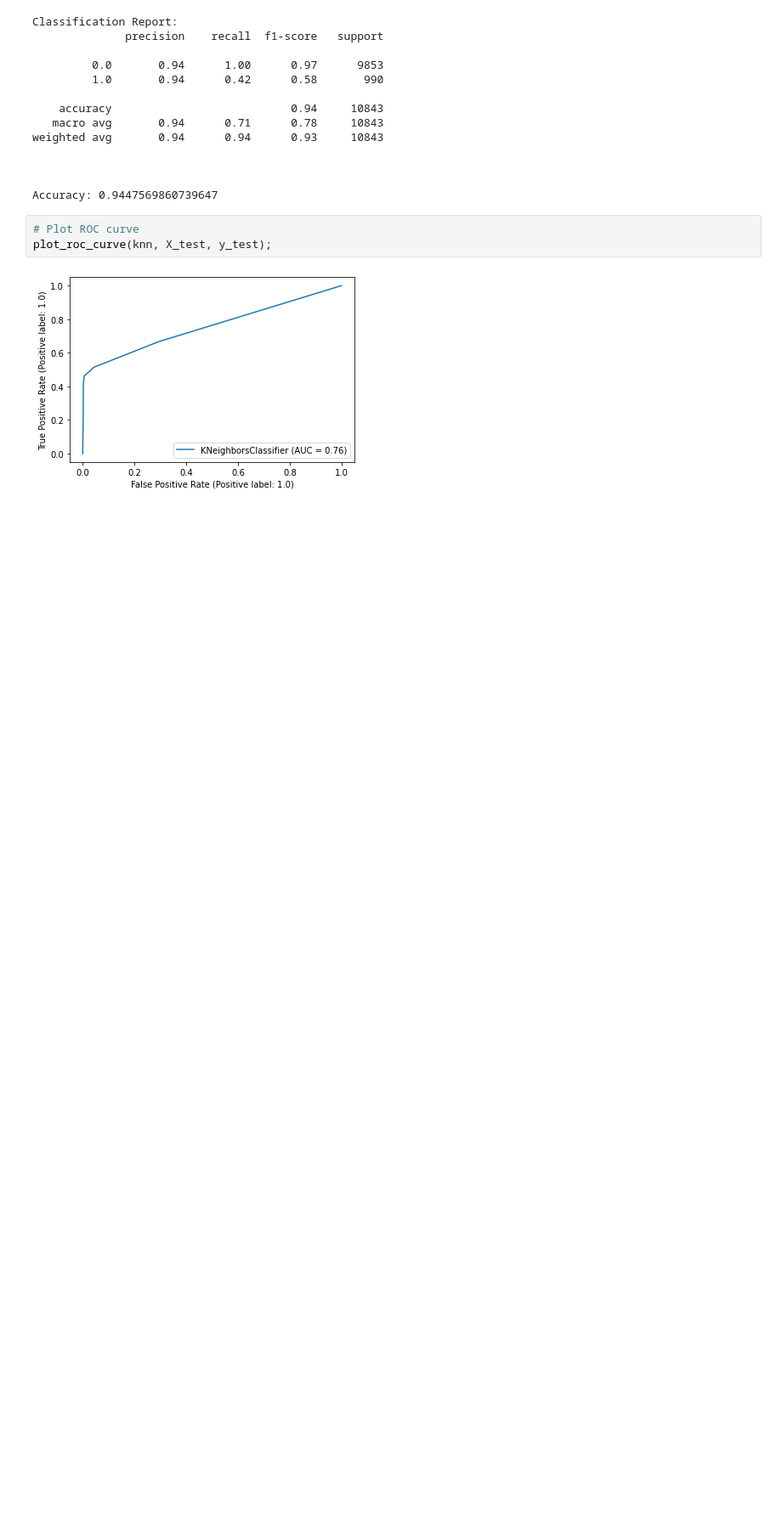
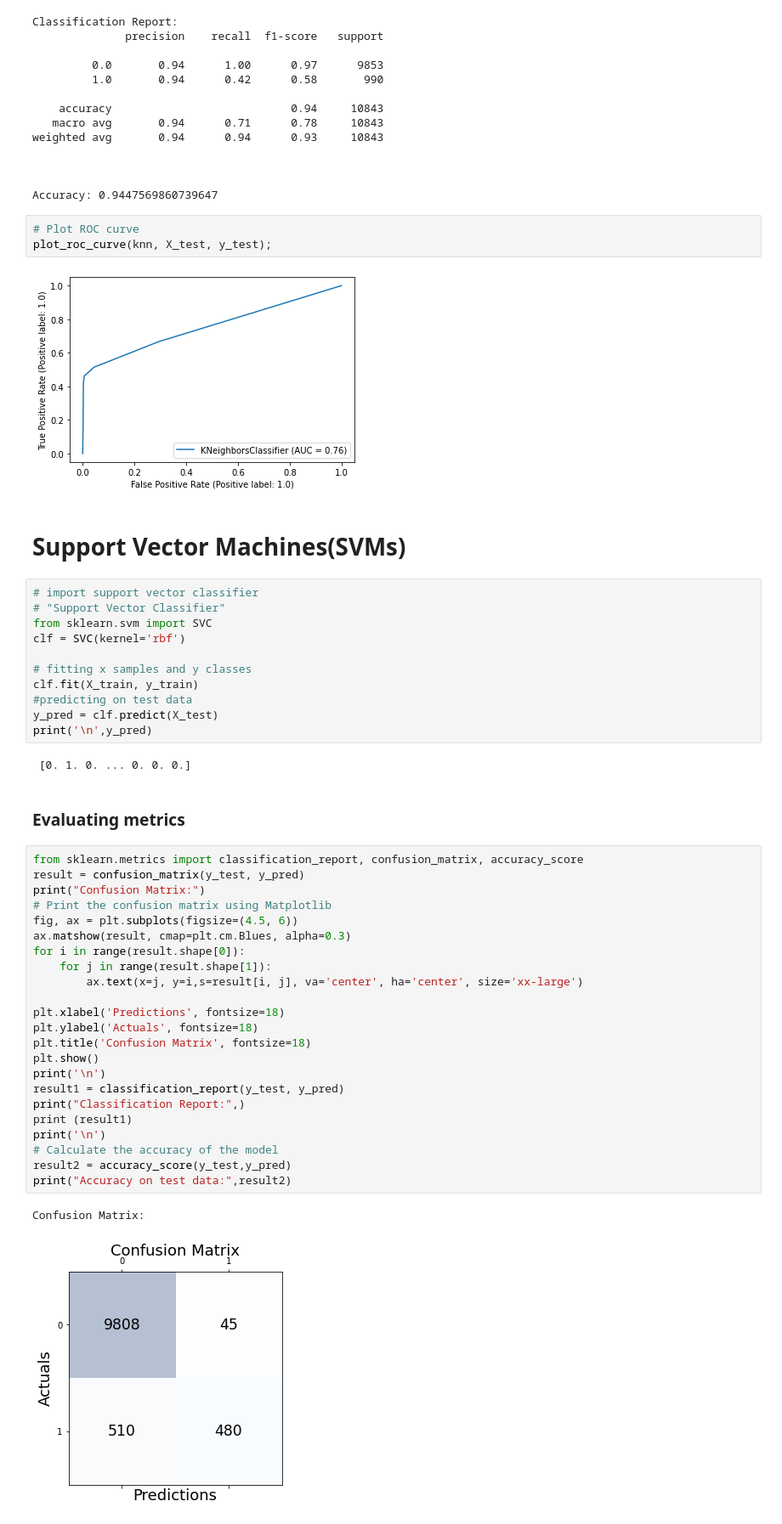
Before and after one commit to MANISH-KUMAR-CODES/Analysis-on-Fraud-Detection-In-Ecommerce-company, a Jupyter notebook: Predict_if_Merchant_is_Fraudster.ipynb, the cells around one changed output. Shown at 85% size. Saved outputs shown, nothing was run; the diff lists cells and outputs as text; blank space fills up the shorter version.

```diff
--- a/Predict_if_Merchant_is_Fraudster.ipynb
+++ b/Predict_if_Merchant_is_Fraudster.ipynb
@@ -996,3 +996,46 @@ Accuracy: 0.9447569860739647
 plot_roc_curve(knn, X_test, y_test);
 # %% [output]
 [figure]
+# %% [markdown]
+# Support Vector Machines(SVMs)
+# %%
+# import support vector classifier
+# "Support Vector Classifier"
+from sklearn.svm import SVC
+clf = SVC(kernel='rbf')
+
+# fitting x samples and y classes
+clf.fit(X_train, y_train)
+#predicting on test data
+y_pred = clf.predict(X_test)
+print('\n',y_pred)
+# %% [output]
+ [0. 1. 0. ... 0. 0. 0.]
+# %% [markdown]
+### Evaluating metrics
+# %%
+from sklearn.metrics import classification_report, confusion_matrix, accuracy_score
+result = confusion_matrix(y_test, y_pred)
+print("Confusion Matrix:")
+# Print the confusion matrix using Matplotlib
+fig, ax = plt.subplots(figsize=(4.5, 6))
+ax.matshow(result, cmap=plt.cm.Blues, alpha=0.3)
+for i in range(result.shape[0]):
+    for j in range(result.shape[1]):
+        ax.text(x=j, y=i,s=result[i, j], va='center', ha='center', size='xx-large')
+
+plt.xlabel('Predictions', fontsize=18)
+plt.ylabel('Actuals', fontsize=18)
+plt.title('Confusion Matrix', fontsize=18)
+plt.show()
+print('\n')
+result1 = classification_report(y_test, y_pred)
+print("Classification Report:",)
+print (result1)
+print('\n')
+# Calculate the accuracy of the model
+result2 = accuracy_score(y_test,y_pred)
+print("Accuracy on test data:",result2)
+# %% [output]
+Confusion Matrix:
+[figure, added]
```
Also changed, not shown: parts of 14 cells of this notebook.
